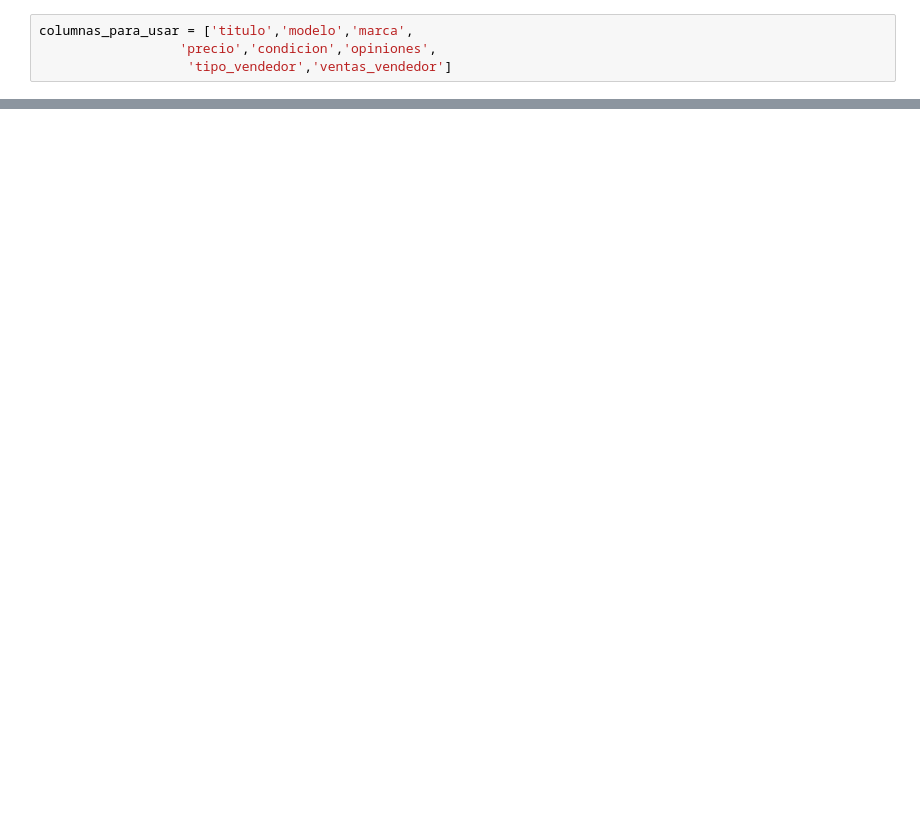
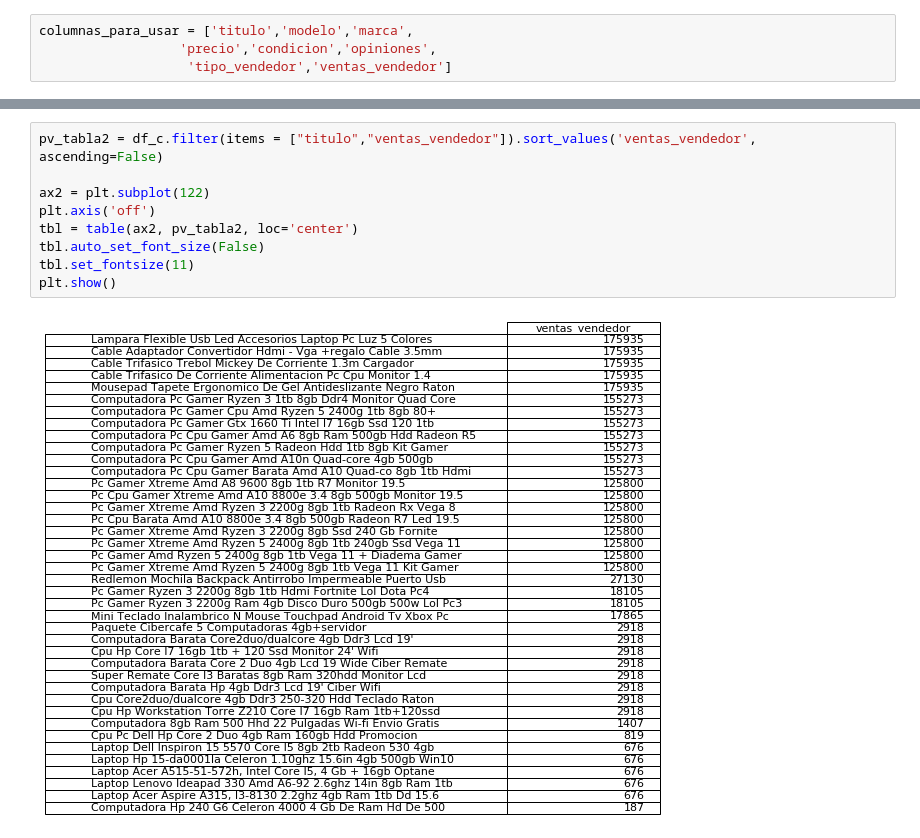
Before and after one commit to 2019-a-gr1-python/py-tupiza-peralta-alejandro-daniel, a Jupyter notebook: Deberes/Proyecto/Scrapy_analisis.py.ipynb, the cells around one changed output, grey strips where cells are left out. Drawn from its saved outputs; the diff is of its cells as text; blank space fills up the shorter version.

```diff
--- a/Deberes/Proyecto/Scrapy_analisis.py.ipynb
+++ b/Deberes/Proyecto/Scrapy_analisis.py.ipynb
@@ -171,0 +182,11 @@ plt.show()
+# %%
+pv_tabla2 = df_c.filter(items = ["titulo","ventas_vendedor"]).sort_values('ventas_vendedor', ascending=False)
+
+ax2 = plt.subplot(122)
+plt.axis('off')
+tbl = table(ax2, pv_tabla2, loc='center')
+tbl.auto_set_font_size(False)
+tbl.set_fontsize(11)
+plt.show()
+# %% [output]
+[figure, added]
```
Also changed, not shown: parts of 10 cells of this notebook, 2 other files.
